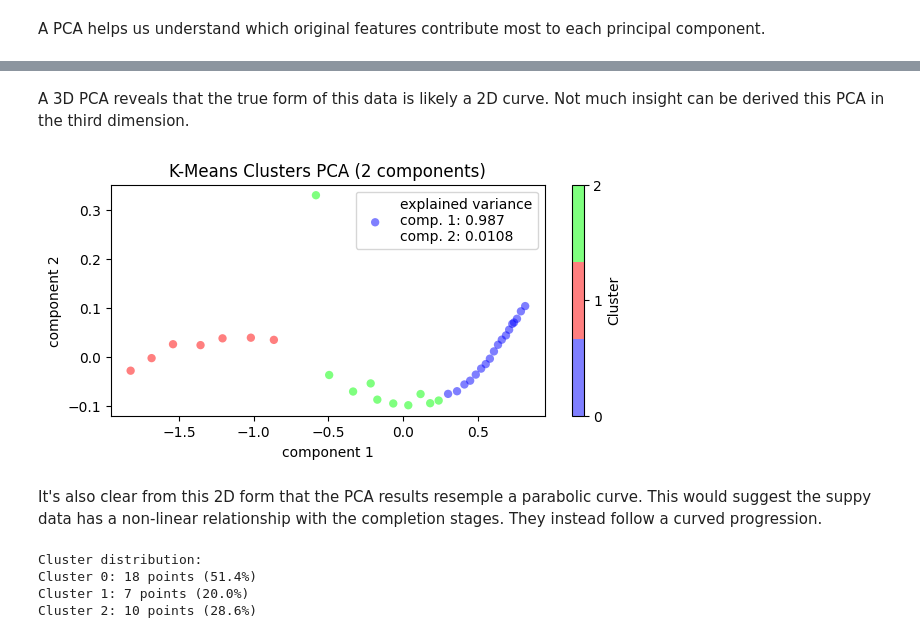
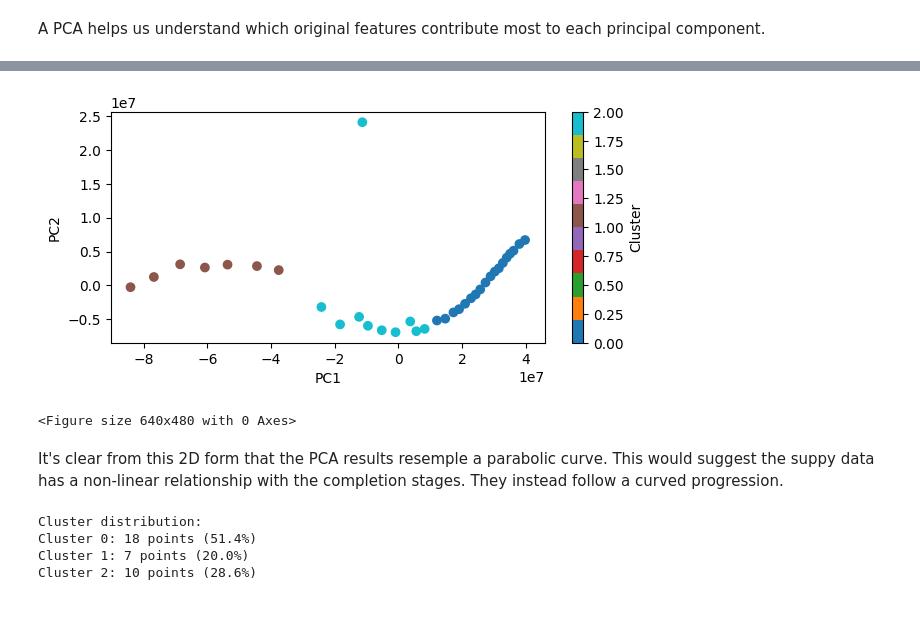
Before and after one commit to jsbxyz/Vaccine-Supply-Impact-on-Stage-Completion, a Jupyter notebook: DSC-530 Term Paper.ipynb, the cells around one changed output, grey strips where cells are left out. Saved outputs shown, nothing was run; the diff lists cells and outputs as text; code cells hidden in the pictures; blank space fills up the shorter version.

```diff
--- a/DSC-530 Term Paper.ipynb
+++ b/DSC-530 Term Paper.ipynb
@@ -704,18 +723,23 @@ plt.show()
-# %% [markdown]
-A 3D PCA reveals that the true form of this data is likely a 2D curve. Not much insight can be derived this PCA in the third dimension.
-# %%
-# Using the existing cluster labels
-plt.figure(figsize=(7, 3))
-# we apply them to the pca_scatter function from ml_utils
-pca_scatter(features, kmeans.labels_, 'Cluster')
-
-# plot the results
-plt.title('K-Means Clusters PCA (2 components)')
-plt.show()
-# %% [output]
-[figure, removed]
+# %%
+from sklearn.decomposition import PCA
+
+def pca_scatter(X, labels, label_name):
+    pca = PCA(n_components=2)
+    components = pca.fit_transform(X)
+    fig, ax = plt.subplots(figsize=(7, 3))
+    scatter = ax.scatter(components[:, 0], components[:, 1], c=labels, cmap='tab10')
+    ax.set_xlabel('PC1')
+    ax.set_ylabel('PC2')
+    plt.colorbar(scatter, ax=ax, label=label_name)
+    plt.show()
+
+pca_scatter(features, kmeans.labels_, 'Cluster')
+plt.savefig('test.png')
+# %% [output]
+[figure, added]
+<Figure size 640x480 with 0 Axes>
 # %% [markdown]
-It's also clear from this 2D form that the PCA results resemple a parabolic curve. This would suggest the suppy data has a non-linear relationship with the completion stages. They instead follow a curved progression.
+It's clear from this 2D form that the PCA results resemple a parabolic curve. This would suggest the suppy data has a non-linear relationship with the completion stages. They instead follow a curved progression.
 # %%
 
 # Optional: Show cluster distribution
```
Also changed, not shown: parts of 32 cells of this notebook, 3 other files.
